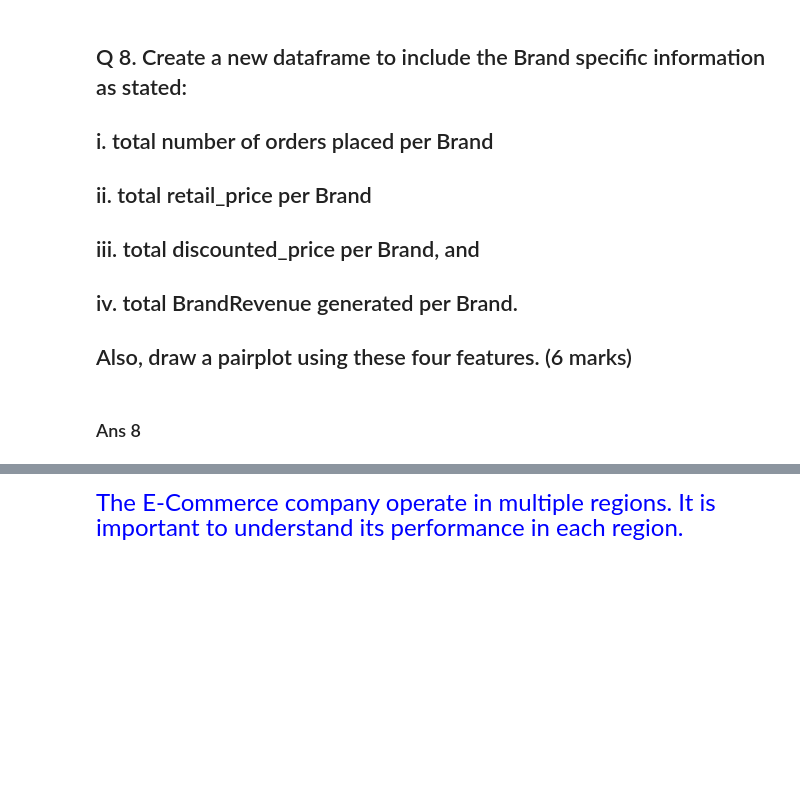
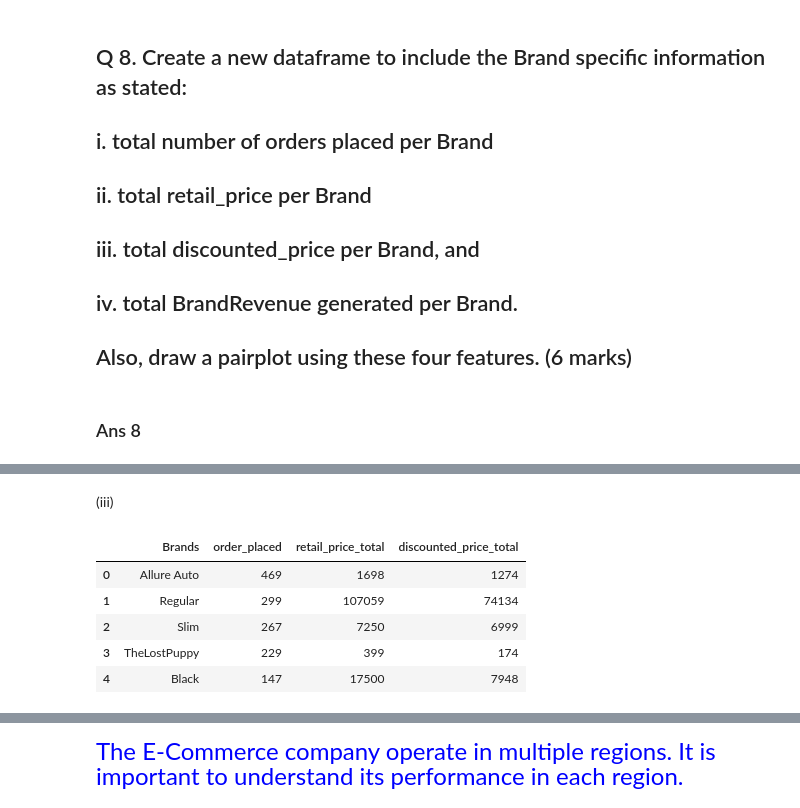
Before and after one commit to jamesholden097/benji, a Jupyter notebook: E-Commerce_Project_Student_File.ipynb, the cells around one changed output, grey strips where cells are left out. Drawn from its saved outputs; the diff is of its cells as text; code cells hidden in the pictures; blank space fills up the shorter version.

```diff
--- a/E-Commerce_Project_Student_File.ipynb
+++ b/E-Commerce_Project_Student_File.ipynb
@@ -359,0 +353,12 @@ Brand_data.head()
+# %% [markdown]
+(iii)
+# %%
+Brand_data['discounted_price_total'] = ECom_Data.groupby(['Brand'])['discounted_price'].sum().values
+Brand_data.head()
+# %% [output]
+|  | Brands | order_placed | retail_price_total | discounted_price_total |
+| 0 | Allure Auto | 469 | 1698 | 1274 |
+| 1 | Regular | 299 | 107059 | 74134 |
+| 2 | Slim | 267 | 7250 | 6999 |
+| 3 | TheLostPuppy | 229 | 399 | 174 |
+| 4 | Black | 147 | 17500 | 7948 |
```
Also changed, not shown: parts of 8 cells of this notebook.
